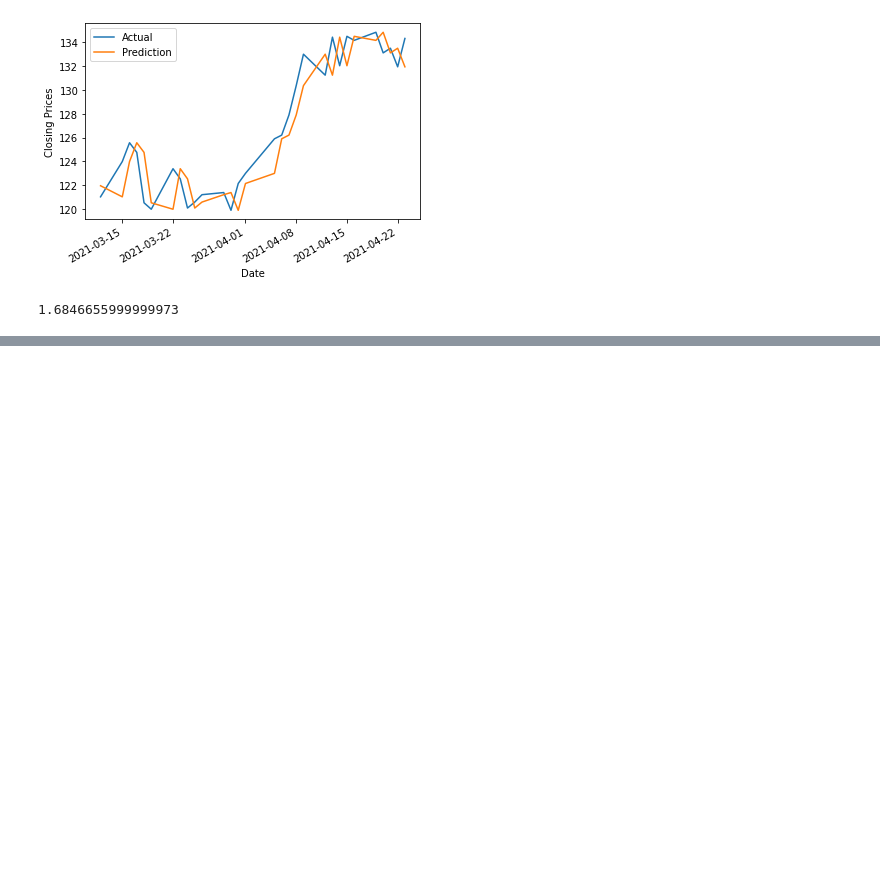
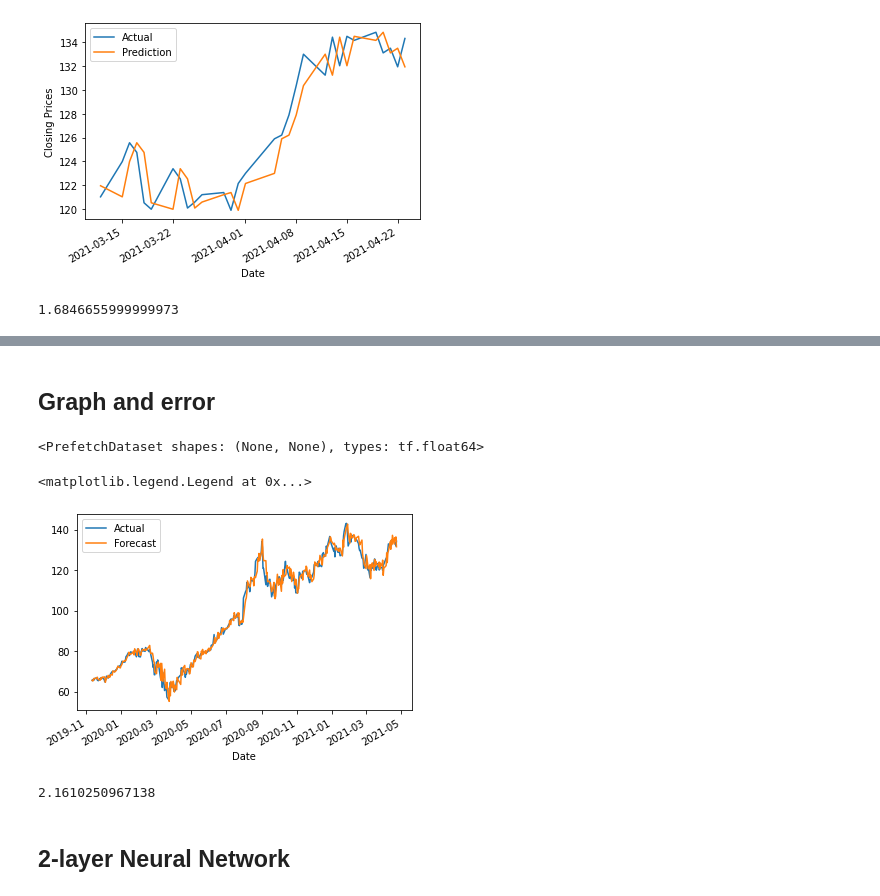
Before and after one commit to BeardedGinger24/Stock-Prediction-Machine-Learning, a Jupyter notebook: StockPriceForecasting.ipynb, the cells around one changed output, grey strips where cells are left out. Drawn from its saved outputs; the diff is of its cells as text; code cells hidden in the pictures; blank space fills up the shorter version.

```diff
--- a/StockPriceForecasting.ipynb
+++ b/StockPriceForecasting.ipynb
@@ -139,0 +203,20 @@ print(mae)
+# %%
+keras.backend.clear_session()
+tf.random.set_seed(2)
+np.random.seed(2)
+
+window_size = 30
+train_set = window_dataset(X_uni_train, window_size)
+test_set = window_dataset(X_uni_test, window_size)
+
+model = keras.models.Sequential([
+  keras.layers.Dense(1, input_shape=[window_size])
+])
+#optimizer = keras.optimizers.SGD(lr=1e-5, momentum=0.9)
+model.compile(loss=keras.losses.Huber(),
+              optimizer="adam",
+              metrics=["mae"])
+early_stopping = keras.callbacks.EarlyStopping(patience=10)
+model.fit(train_set, epochs=500,
+          validation_data=test_set,
+          callbacks=[early_stopping])
@@ -139,0 +242,31 @@ print(mae)
+# %% [markdown]
+## Graph and error
+# %%
+def model_forecast(model, series, window_size):
+    ds = tf.data.Dataset.from_tensor_slices(series)
+    ds = ds.window(window_size, shift=1, drop_remainder=True)
+    ds = ds.flat_map(lambda w: w.batch(window_size))
+    ds = ds.batch(32).prefetch(1)
+    forecast = model.predict(ds)
+    return forecast
+# %%
+lin_forecast = model_forecast(model, X_uni[894 - window_size:-1], window_size)[:, 0]
+# %% [output]
+<PrefetchDataset shapes: (None, None), types: tf.float64>
+# %%
+linear_forecast = X_uni_test.copy()
+to_rep = linear_forecast.values
+linear_forecast.replace(to_rep,lin_forecast.tolist(),inplace=True)
+# %%
+X_uni_test.plot(label='Actual')
+linear_forecast.plot(label='Forecast')
+plt.legend()
+# %% [output]
+<matplotlib.legend.Legend at 0x...>
+[figure, added]
+# %%
+print(keras.metrics.mean_absolute_error(X_uni_test, linear_forecast).numpy())
+# %% [output]
+2.1610250967138
+# %% [markdown]
+## 2-layer Neural Network
```
Also changed, not shown: parts of 41 cells of this notebook.
